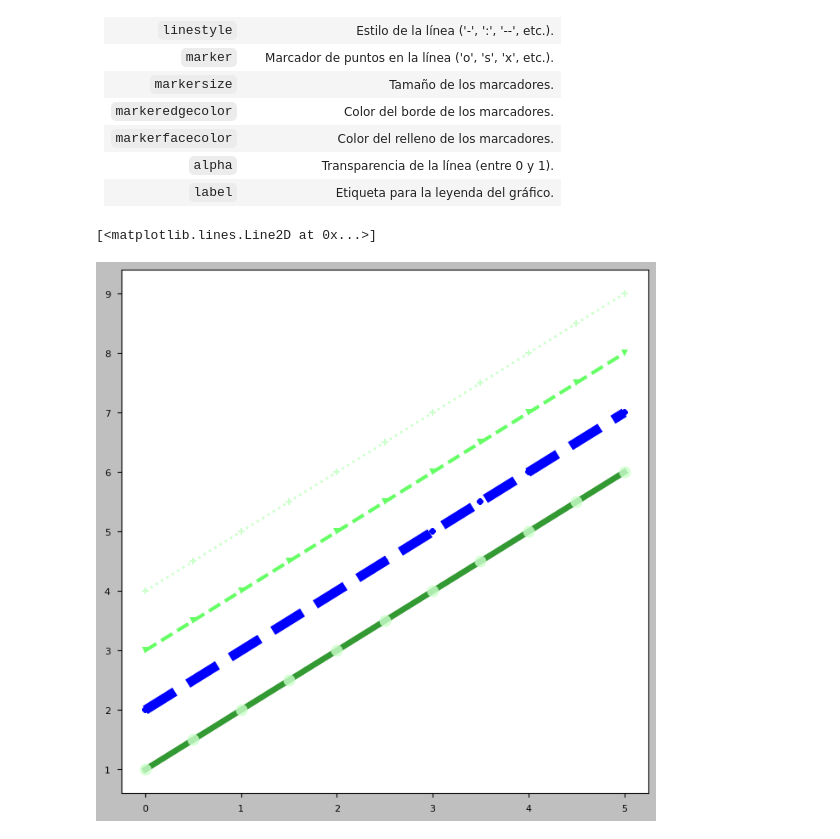
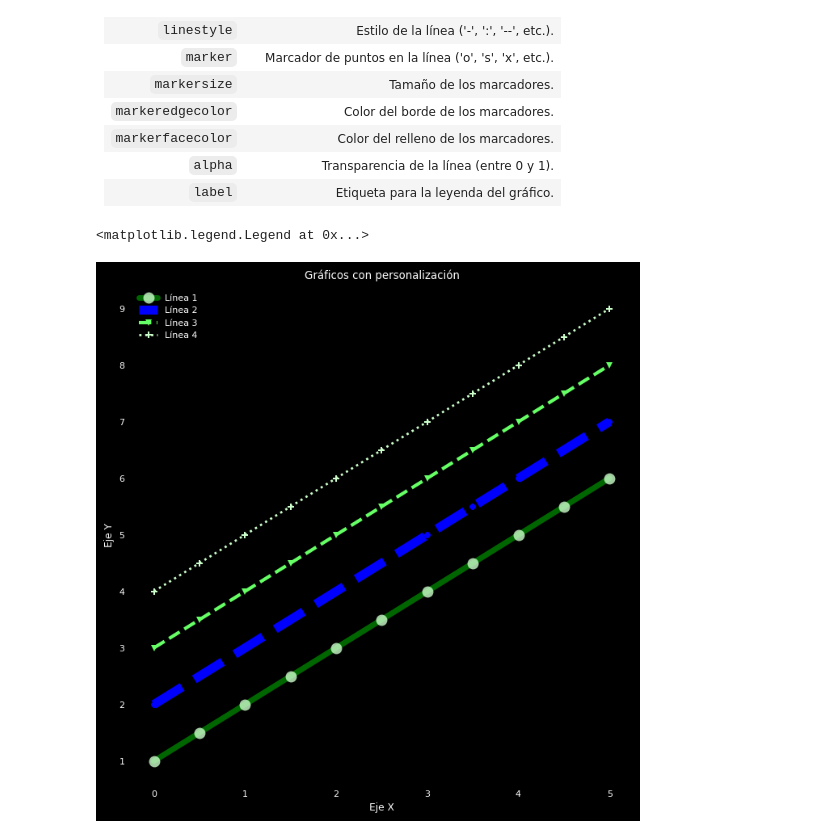
Before and after one commit to jcmefra/curso_matplotlib_seaborn, a Jupyter notebook: Clase7_colores_estilos.ipynb, the cells around one changed output. Drawn from its saved outputs; the diff is of its cells as text; code cells hidden in the pictures.

```diff
--- a/Clase7_colores_estilos.ipynb
+++ b/Clase7_colores_estilos.ipynb
@@ -43,5 +28,5 @@ plt.style.use('estilo')
 # %%
-plt.style.use('seaborn-v0_8-deep')
+plt.style.use('dark_background')
 # %% [markdown]
 ## Matlab
 # %%
@@ -71,13 +56,24 @@ ax.plot(atributos)
 | `alpha`      | Transparencia de la línea (entre 0 y 1).           |
 | `label`      | Etiqueta para la leyenda del gráfico.               |
 # %%
-fig, ax = plt.subplots(figsize=(8,8))
+fig, ax = plt.subplots(figsize=(8, 8))   # Creamos una figura con un solo eje y tamaño de 8x8
 
-ax.plot(x,x+1,color = 'green', alpha=0.8, linewidth=5, linestyle='-',marker='o'
-,markersize=10, markerfacecolor='#CCFFCC')
-ax.plot(x,x+2,color = 'blue', linewidth=8 , linestyle='--',marker='8')
-ax.plot(x,x+3,color = '#66FF66', linewidth=3 ,linestyle='dashed',marker='v')
-ax.plot(x,x+4,color = '#CCFFCC', linewidth=2 ,linestyle=':',marker='P')
+ax.plot(x, x+1, color='green', alpha=0.8, linewidth=5, linestyle='-', marker='o', markersize=10, markerfacecolor='#CCFFCC')
+# Graficamos x vs x+1 con línea verde, alpha de 0.8 (transparencia), ancho de línea 5, estilo de línea continua ('-'), marcador circular ('o') de tamaño 10 y relleno del marcador con color '#CCFFCC'
+
+ax.plot(x, x+2, color='blue', linewidth=8, linestyle='--', marker='8')
+# Graficamos x vs x+2 con línea azul, ancho de línea 8, estilo de línea punteada ('--'), marcador '8'
+
+ax.plot(x, x+3, color='#66FF66', linewidth=3, linestyle='dashed', marker='v')
+# Graficamos x vs x+3 con línea de color personalizado (#66FF66), ancho de línea 3, estilo de línea discontinua, marcador de flecha ('v')
+
+ax.plot(x, x+4, color='#CCFFCC', linewidth=2, linestyle=':', marker='P')
+# Graficamos x vs x+4 con línea de color personalizado (#CCFFCC), ancho de línea 2, estilo de línea punteada, marcador en forma de pentágono ('P')
+
+ax.set_xlabel('Eje X')   # Etiqueta del eje x
+ax.set_ylabel('Eje Y')   # Etiqueta del eje y
+ax.set_title('Gráficos con personalización')   # Título del gráfico
+ax.legend(['Línea 1', 'Línea 2', 'Línea 3', 'Línea 4'])   # Agregamos la leyenda
 # %% [output]
-[<matplotlib.lines.Line2D at 0x...>]
+<matplotlib.legend.Legend at 0x...>
-[figure, old version]
+[figure, new version]
```
Also changed, not shown: parts of 3 cells of this notebook, 3 other files.
